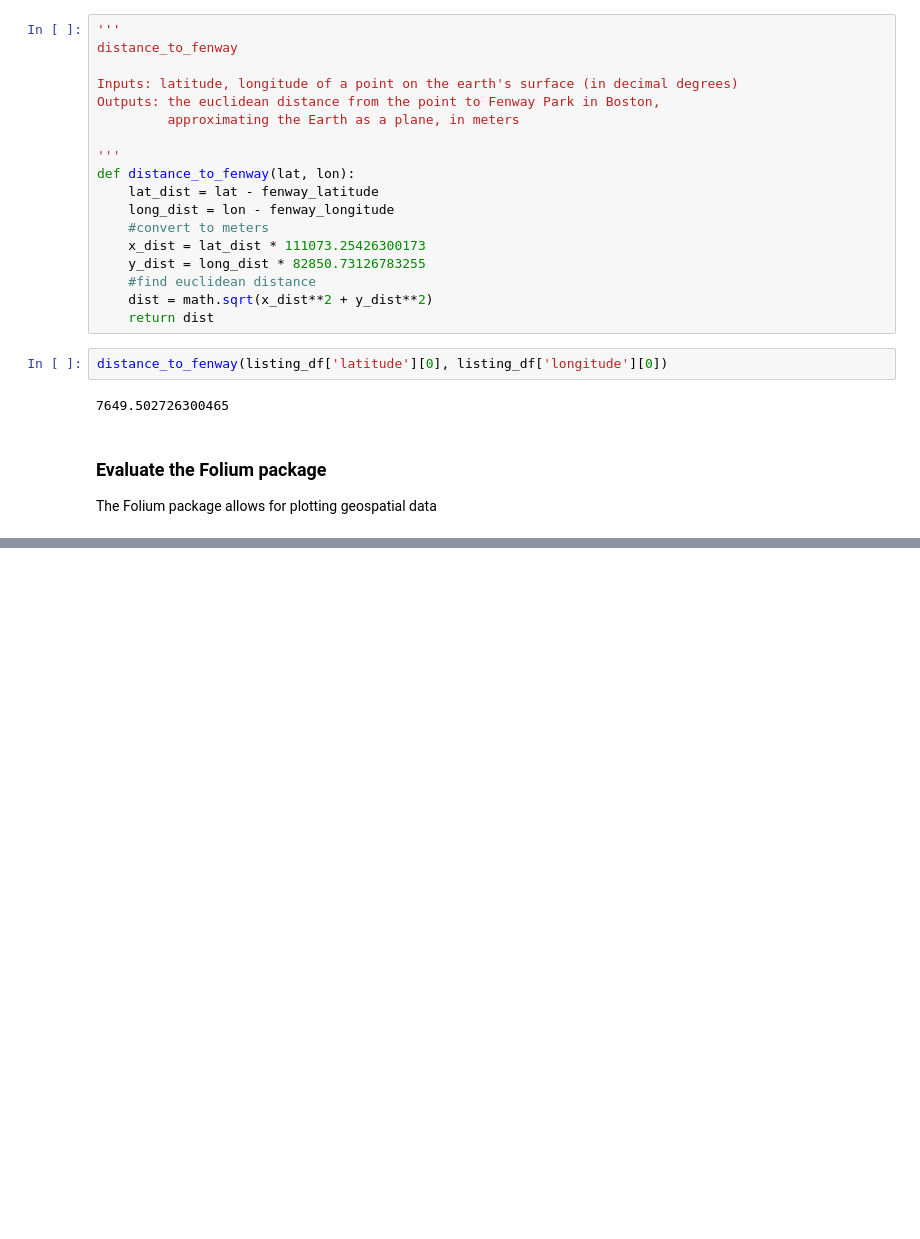
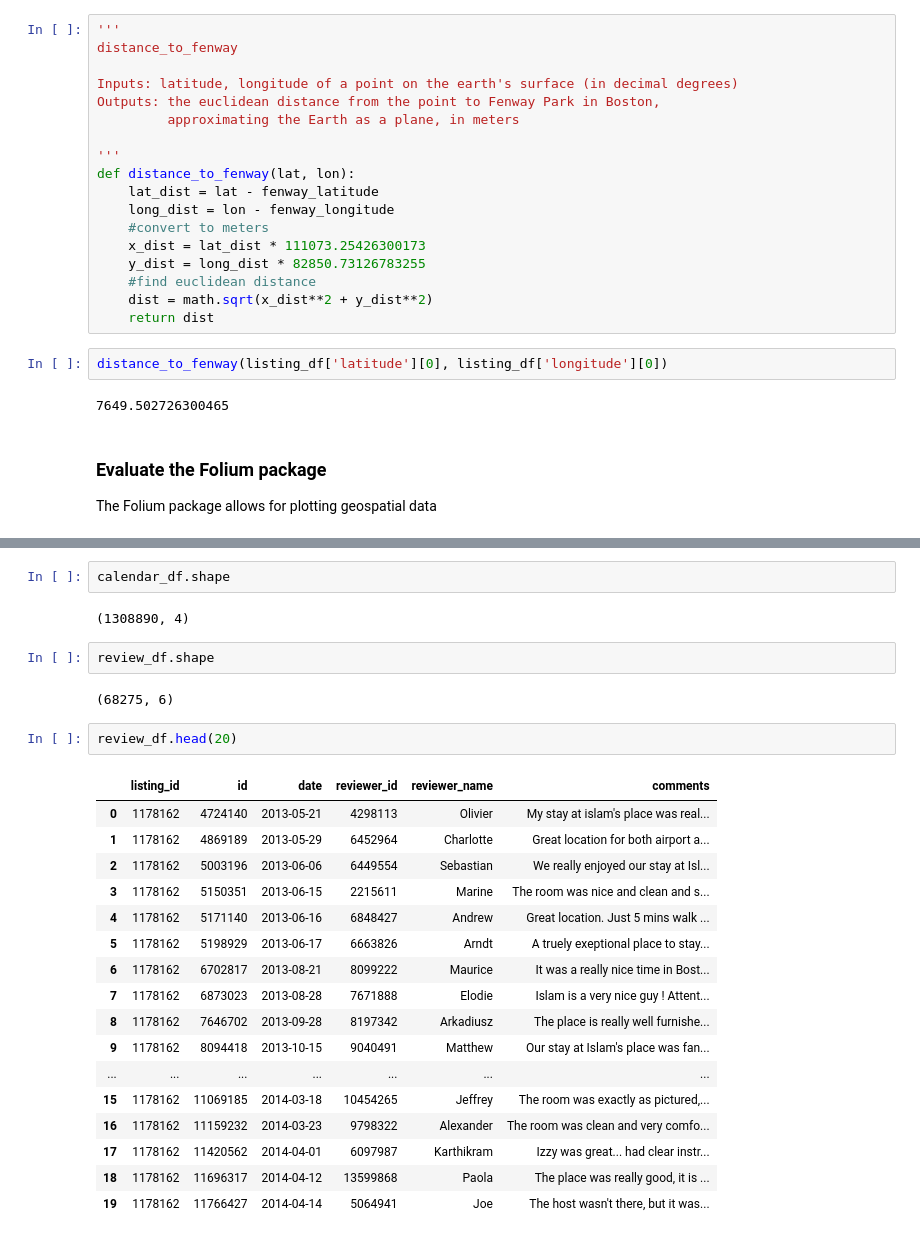
Before and after one commit to ismith1024/Udacity-Blog-Post, a Jupyter notebook: write-a-blog-post.ipynb, the cells around one changed output, grey strips where cells are left out. Drawn from its saved outputs; the diff is of its cells as text; blank space fills up the shorter version.

```diff
--- a/write-a-blog-post.ipynb
+++ b/write-a-blog-post.ipynb
@@ -146,0 +177,28 @@ _
+# %%
+calendar_df.shape
+# %% [output]
+(1308890, 4)
+# %%
+review_df.shape
+# %% [output]
+(68275, 6)
+# %%
+review_df.head(20)
+# %% [output]
+|  | listing_id | id | date | reviewer_id | reviewer_name | comments |
+| 0 | 1178162 | 4724140 | 2013-05-21 | 4298113 | Olivier | My stay at islam's place was real... |
+| 1 | 1178162 | 4869189 | 2013-05-29 | 6452964 | Charlotte | Great location for both airport a... |
+| 2 | 1178162 | 5003196 | 2013-06-06 | 6449554 | Sebastian | We really enjoyed our stay at Isl... |
+| 3 | 1178162 | 5150351 | 2013-06-15 | 2215611 | Marine | The room was nice and clean and s... |
+| 4 | 1178162 | 5171140 | 2013-06-16 | 6848427 | Andrew | Great location. Just 5 mins walk ... |
+| 5 | 1178162 | 5198929 | 2013-06-17 | 6663826 | Arndt | A truely exeptional place to stay... |
+| 6 | 1178162 | 6702817 | 2013-08-21 | 8099222 | Maurice | It was a really nice time in Bost... |
+| 7 | 1178162 | 6873023 | 2013-08-28 | 7671888 | Elodie | Islam is a very nice guy ! Attent... |
+| 8 | 1178162 | 7646702 | 2013-09-28 | 8197342 | Arkadiusz | The place is really well furnishe... |
+| 9 | 1178162 | 8094418 | 2013-10-15 | 9040491 | Matthew | Our stay at Islam's place was fan... |
+| ... | ... | ... | ... | ... | ... | ... |
+| 15 | 1178162 | 11069185 | 2014-03-18 | 10454265 | Jeffrey | The room was exactly as pictured,... |
+| 16 | 1178162 | 11159232 | 2014-03-23 | 9798322 | Alexander | The room was clean and very comfo... |
+| 17 | 1178162 | 11420562 | 2014-04-01 | 6097987 | Karthikram | Izzy was great... had clear instr... |
+| 18 | 1178162 | 11696317 | 2014-04-12 | 13599868 | Paola | The place was really good, it is ... |
+| 19 | 1178162 | 11766427 | 2014-04-14 | 5064941 | Joe | The host wasn't there, but it was... |
```
Also changed, not shown: parts of 4 cells of this notebook, 1 other file.
